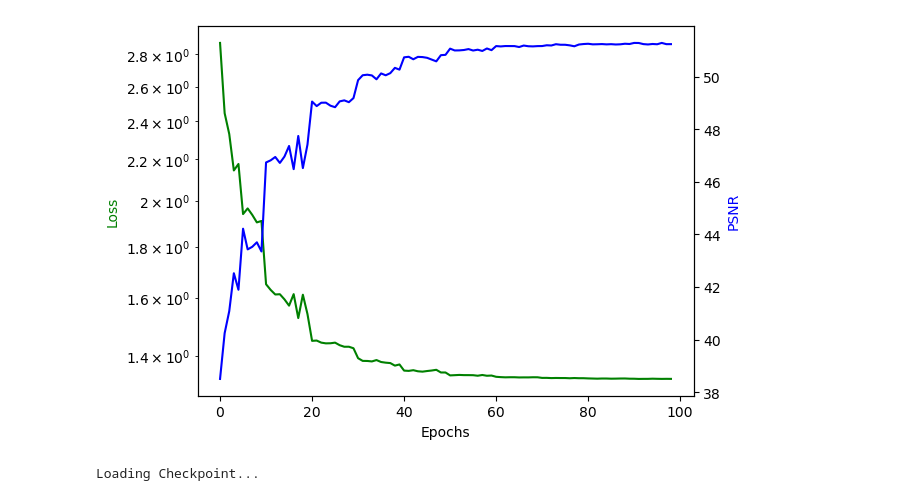
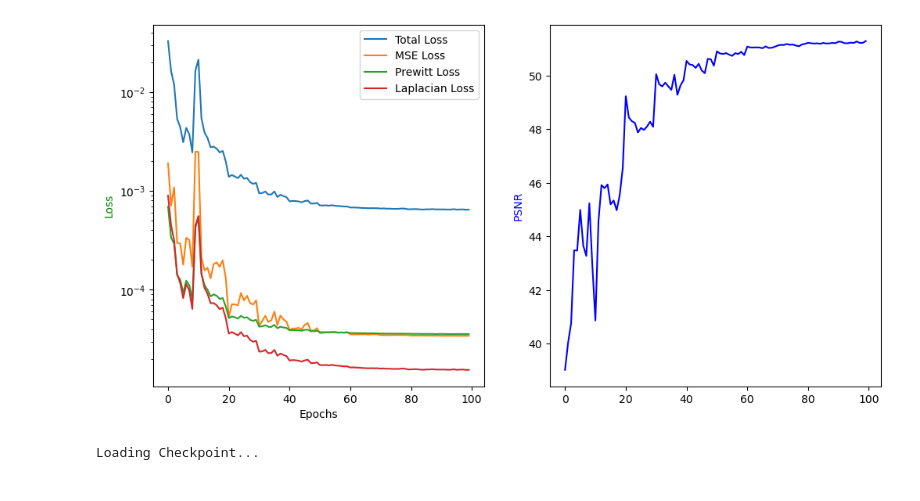
Before and after one commit to smhassanerfani/leap_momentum, a Jupyter notebook: 05-CNN.ipynb, the cells around one changed output. Cells and saved outputs as stored; diff of their text form; code cells hidden in the pictures.

```diff
--- a/05-CNN.ipynb
+++ b/05-CNN.ipynb
@@ -230,23 +212,29 @@ def ECDF(**kwargs):
 # %%
 # RESTORE_FROM = os.path.join('outputs', 'CNN', 'snapshots')
 with open(os.path.join(RESTORE_FROM, 'logger.npy'), 'rb') as f:
-    loss = np.load(f)
+    total_loss = np.load(f)
+    mse_loss = np.load(f)
+    prewitt_loss = np.load(f)
+    laplacian_loss = np.load(f)
     psnr_arr = np.load(f)
 # %%
-fig, ax1 = plt.subplots()
+fig, (ax1, ax2) = plt.subplots(ncols=2, figsize=(12, 6))
 
-ax1.semilogy(loss, 'g-')
+ax1.semilogy(total_loss, label='Total Loss')
+ax1.semilogy(mse_loss, label='MSE Loss')
+ax1.semilogy(prewitt_loss, label='Prewitt Loss')
+ax1.semilogy(laplacian_loss, label='Laplacian Loss')
 
-ax2 = ax1.twinx()
 ax2.plot(psnr_arr, 'b-')
 
 ax1.set_xlabel('Epochs')
 ax1.set_ylabel('Loss', color='g')
 ax2.set_ylabel('PSNR', color='b')
 
+ax1.legend()
 plt.show()
 # %% [output]
-[figure, old version]
+[figure, new version]
 # %%
 dataset = Agulhas3(split='val', joint_transform=None)
 dataloader = DataLoader(dataset, batch_size=1, shuffle=False, drop_last=False)
```
Also changed, not shown: parts of 5 cells of this notebook.
